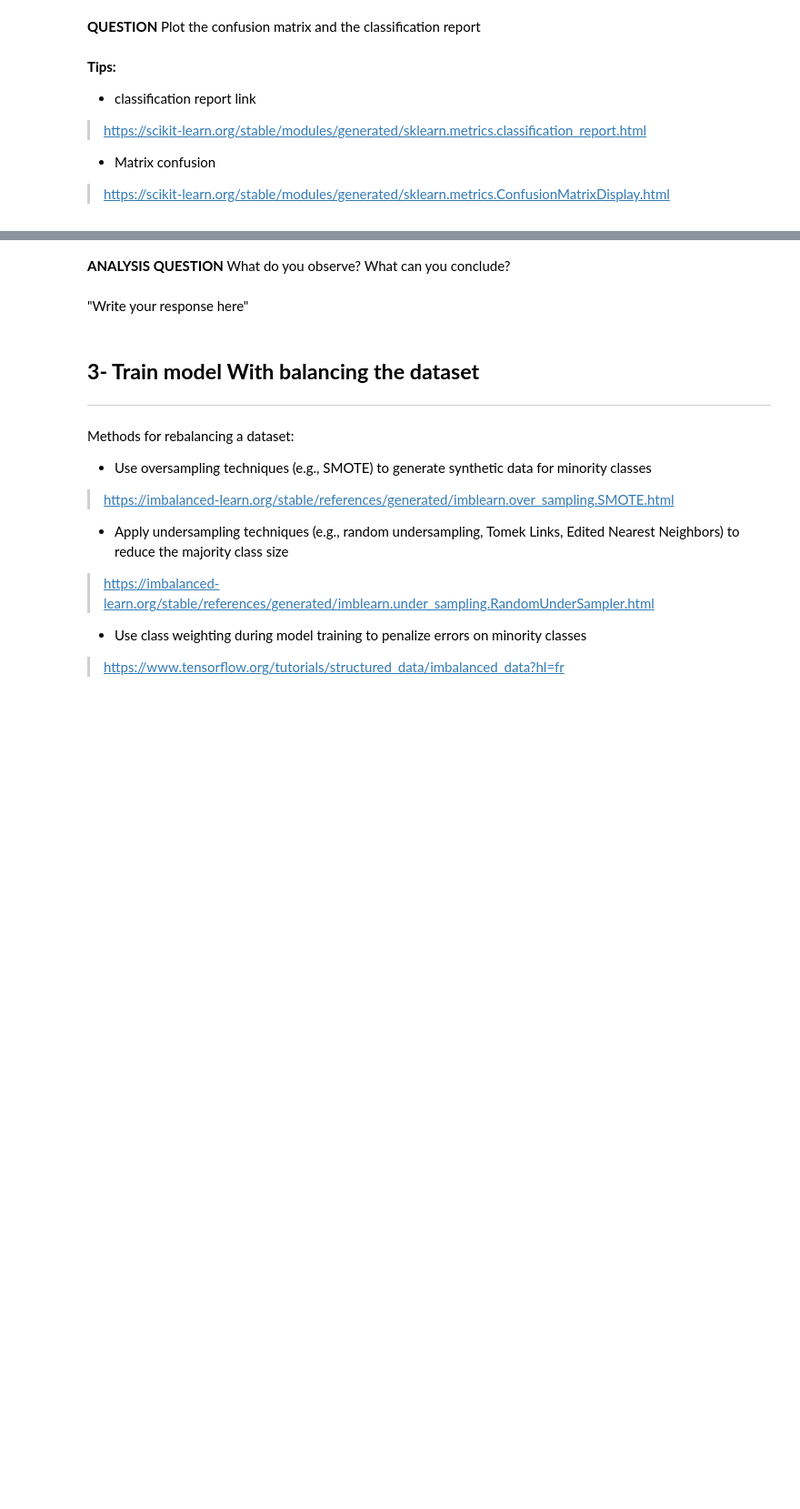
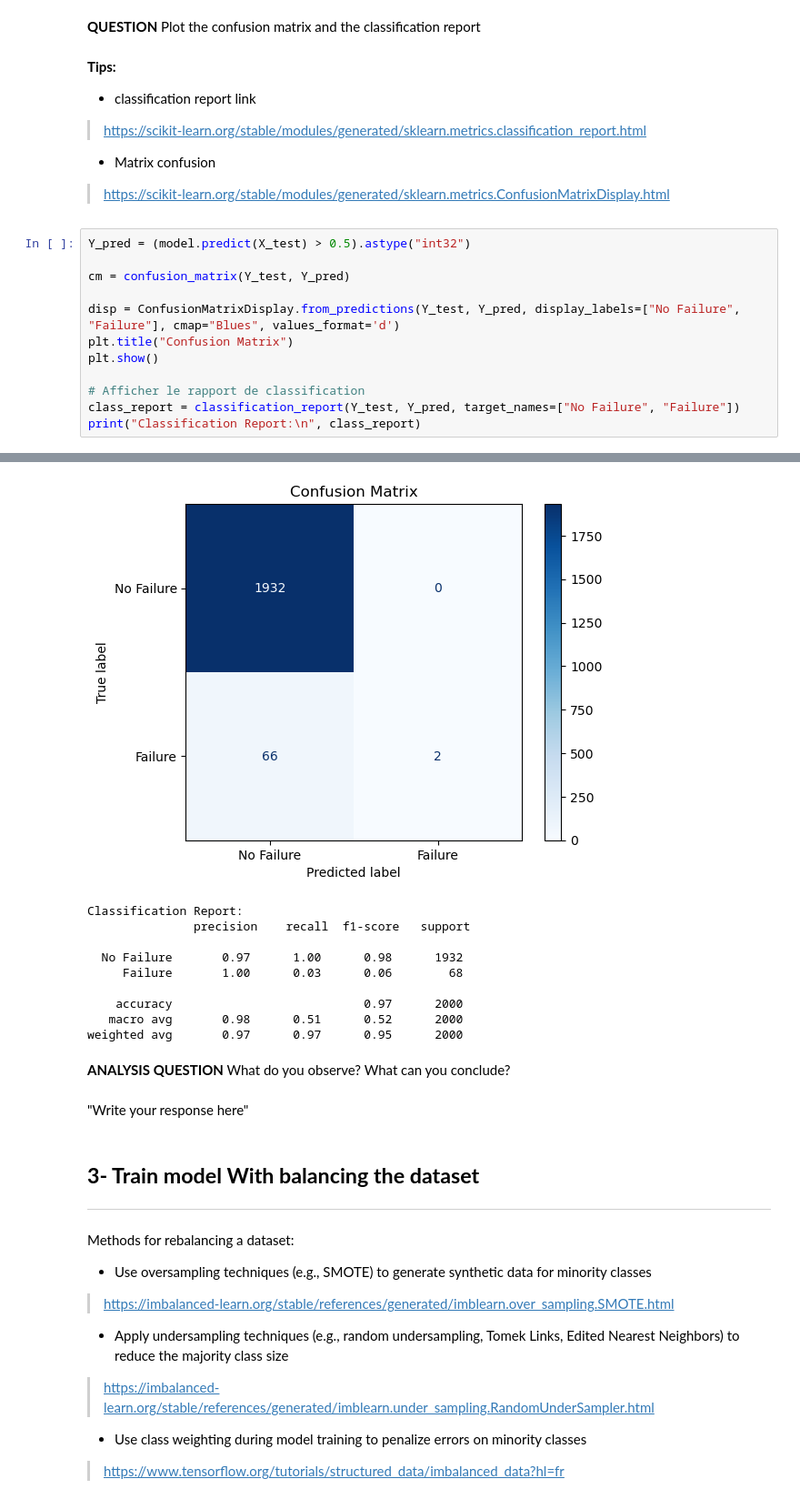
Before and after one commit to rosecymbler/IAEmbarquee, a Jupyter notebook: TP_IA_EMBARQUEE.ipynb, the cells around one changed output, grey strips where cells are left out. Shown: that part at 91% size. Saved outputs shown, nothing was run; the diff lists cells and outputs as text; blank space fills up the shorter version.

```diff
--- a/TP_IA_EMBARQUEE.ipynb
+++ b/TP_IA_EMBARQUEE.ipynb
@@ -323,3 +319,16 @@ Epoch 50/50
 *   Matrix confusion
 
 > https://scikit-learn.org/stable/modules/generated/sklearn.metrics.ConfusionMatrixDisplay.html
+# %%
+Y_pred = (model.predict(X_test) > 0.5).astype("int32")
+
+cm = confusion_matrix(Y_test, Y_pred)
+
+disp = ConfusionMatrixDisplay.from_predictions(Y_test, Y_pred, display_labels=["No Failure", "Failure"], cmap="Blues", values_format='d')
+plt.title("Confusion Matrix")
+plt.show()
+
+# Afficher le rapport de classification
+class_report = classification_report(Y_test, Y_pred, target_names=["No Failure", "Failure"])
+print("Classification Report:\n", class_report)
+# %% [output]
@@ -326,3 +336,13 @@ Epoch 50/50
+[figure, added]
+Classification Report:
+               precision    recall  f1-score   support
+
+  No Failure       0.97      1.00      0.98      1932
+     Failure       1.00      0.03      0.06        68
+
+    accuracy                           0.97      2000
+   macro avg       0.98      0.51      0.52      2000
+weighted avg       0.97      0.97      0.95      2000
 # %% [markdown]
 **ANALYSIS QUESTION** What do you observe? What can you conclude?
 # %% [markdown]
```
Also changed, not shown: parts of 4 cells of this notebook.
